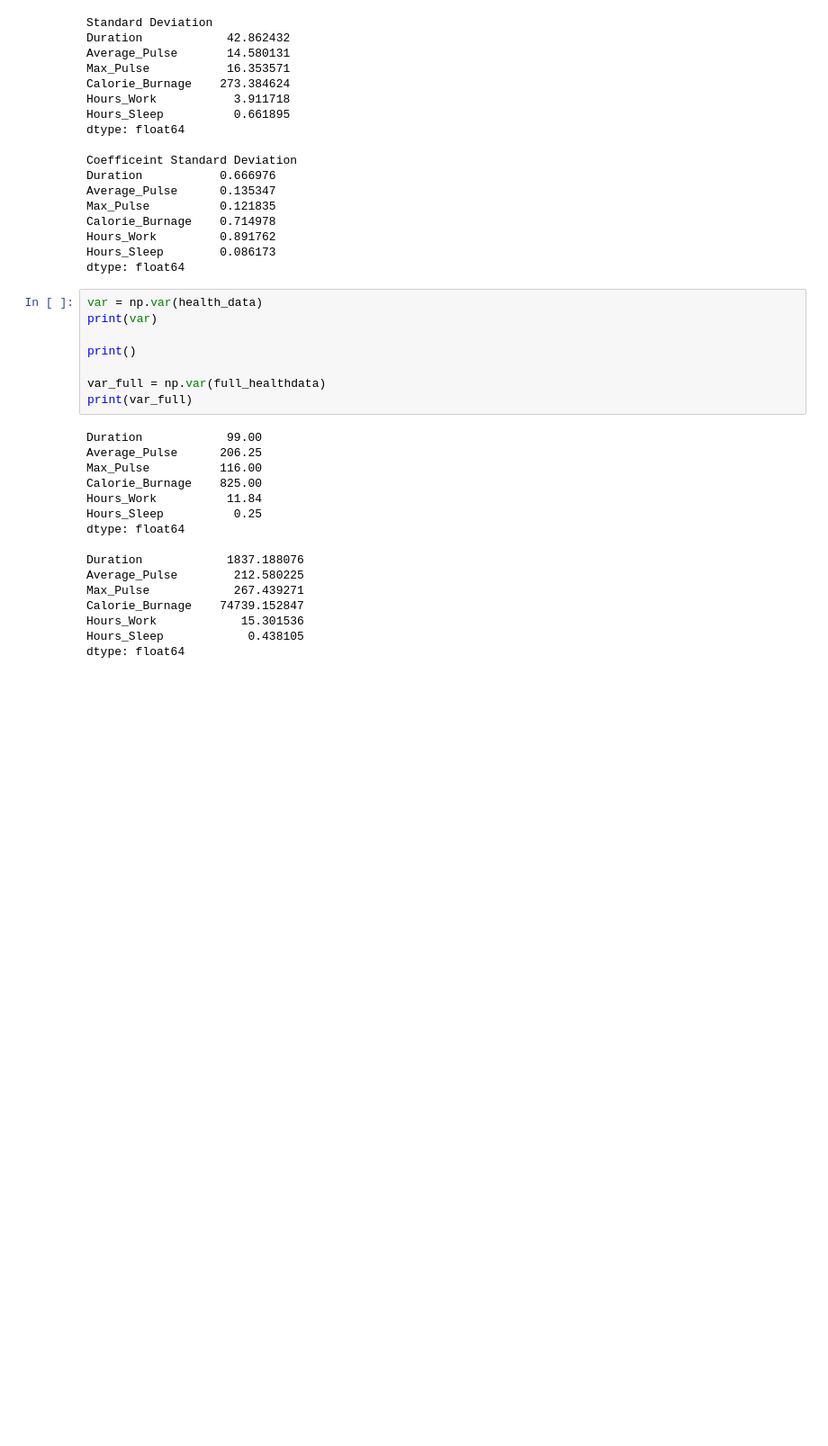
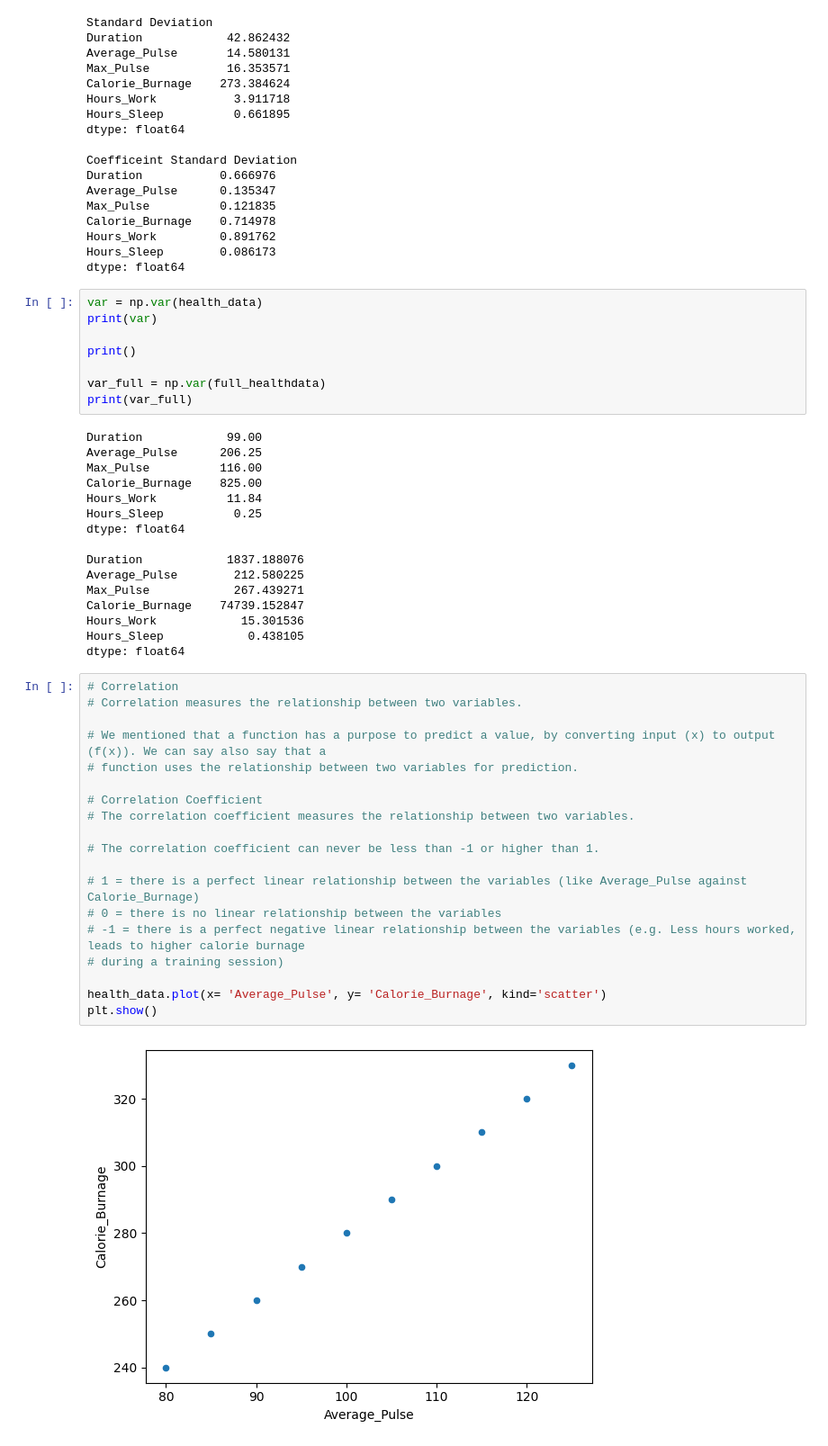
Before and after one commit to nelsonudochukwu/100-Page-Machine-Learning, a Jupyter notebook: machinelearn.ipynb, the cells around one changed output. Shown at 90% size. Saved outputs shown, nothing was run; the diff lists cells and outputs as text; blank space fills up the shorter version.

Commit message:
correlation

```diff
--- a/machinelearn.ipynb
+++ b/machinelearn.ipynb
@@ -310,3 +312,24 @@ Calorie_Burnage    74739.152847
 Hours_Work            15.301536
 Hours_Sleep            0.438105
 dtype: float64
+# %%
+# Correlation
+# Correlation measures the relationship between two variables.
+
+# We mentioned that a function has a purpose to predict a value, by converting input (x) to output (f(x)). We can say also say that a
+# function uses the relationship between two variables for prediction.
+
+# Correlation Coefficient
+# The correlation coefficient measures the relationship between two variables.
+
+# The correlation coefficient can never be less than -1 or higher than 1.
+
+# 1 = there is a perfect linear relationship between the variables (like Average_Pulse against Calorie_Burnage)
+# 0 = there is no linear relationship between the variables
+# -1 = there is a perfect negative linear relationship between the variables (e.g. Less hours worked, leads to higher calorie burnage
+# during a training session)
+
+health_data.plot(x= 'Average_Pulse', y= 'Calorie_Burnage', kind='scatter')
+plt.show()
+# %% [output]
+[figure, added]
```
Also changed, not shown: parts of 3 cells of this notebook.
